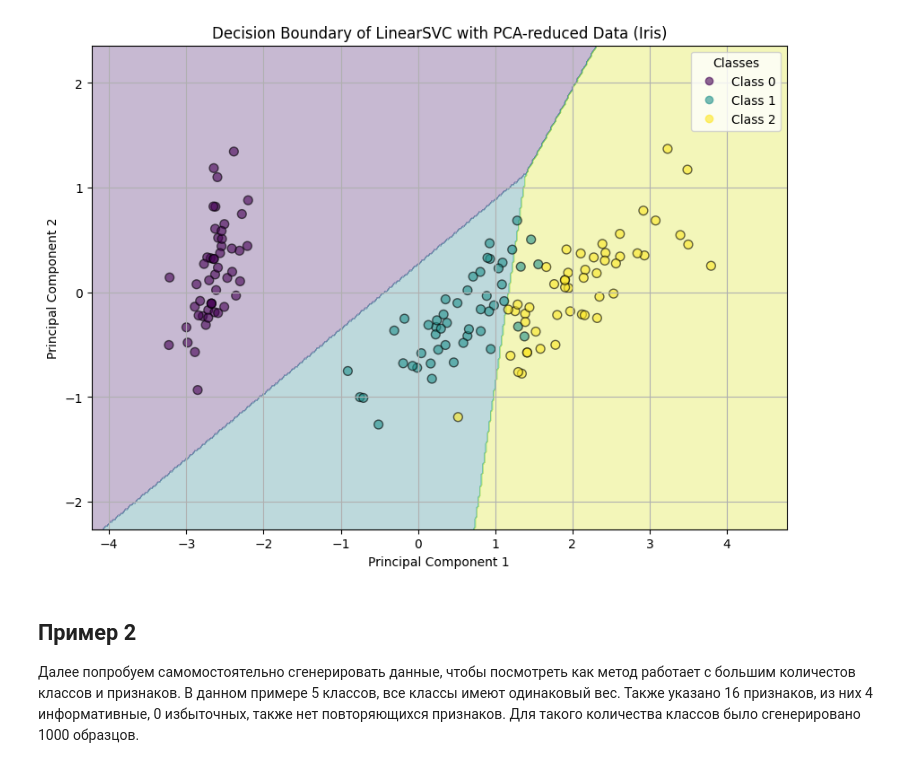
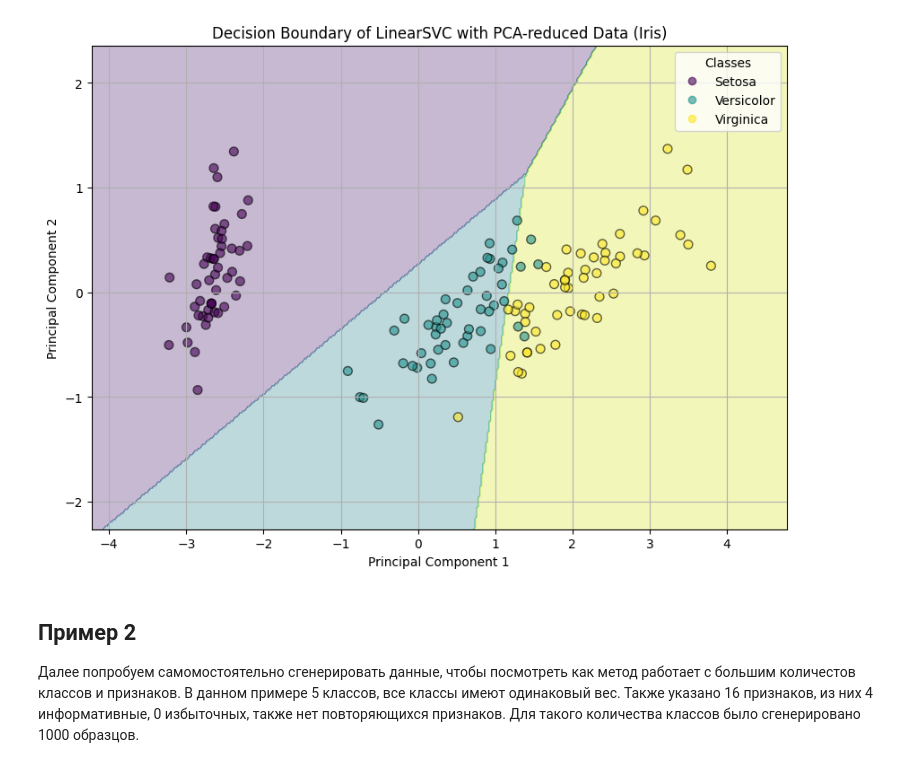
Before and after one commit to Skorniakov-Leonid/Methods-of-optimization, a Jupyter notebook: presentation/lab-3/отчёт.ipynb, the cells around one changed output. Cells and saved outputs as stored; diff of their text form; code cells hidden in the pictures.

```diff
--- a/presentation/lab-3/отчёт.ipynb
+++ b/presentation/lab-3/отчёт.ipynb
@@ -43,35 +43,35 @@ index = 0
 classes = dict()
 for i in range(len(y)):
     if y[i] not in classes:
         classes[y[i]] = index
         index += 1
     y[i] = classes[y[i]]
 
 clf = make_pipeline(StandardScaler(), LinearSVC(random_state=0, tol=1e-5))
 clf.fit(X, y)
 
 pca = PCA(n_components=2)
 X_pca = pca.fit_transform(X)
 
 x_min, x_max = X_pca[:, 0].min() - 1, X_pca[:, 0].max() + 1
 y_min, y_max = X_pca[:, 1].min() - 1, X_pca[:, 1].max() + 1
 xx, yy = np.meshgrid(np.arange(x_min, x_max, 0.02),
                      np.arange(y_min, y_max, 0.02))
 
 Z = clf.predict(pca.inverse_transform(np.c_[xx.ravel(), yy.ravel()]))
 Z = Z.reshape(xx.shape)
 
 plt.figure(figsize=(10, 7))
 plt.contourf(xx, yy, Z, alpha=0.3, cmap='viridis')
 scatter = plt.scatter(X_pca[:, 0], X_pca[:, 1], c=y, cmap='viridis', edgecolor='k', s=50, alpha=0.6)
 plt.title('Decision Boundary of LinearSVC with PCA-reduced Data (Iris)')
 plt.xlabel('Principal Component 1')
 plt.ylabel('Principal Component 2')
-plt.legend(handles=scatter.legend_elements()[0], labels=['Class 0', 'Class 1', 'Class 2'], title="Classes")
+plt.legend(handles=scatter.legend_elements()[0], labels=['Setosa', 'Versicolor', 'Virginica'], title="Classes")
 plt.grid(True)
 plt.show()
 # %% [output]
-[figure, old version]
+[figure, new version]
 # %% [markdown]
 ## Пример 2
 Далее попробуем самомостоятельно сгенерировать данные, чтобы посмотреть как метод работает с большим количестов классов и признаков. В данном примере 5 классов, все классы имеют одинаковый вес. Также указано 16 признаков, из них 4 информативные, 0 избыточных, также нет повторяющихся признаков. Для такого количества классов было сгенерировано 1000 образцов.
```
